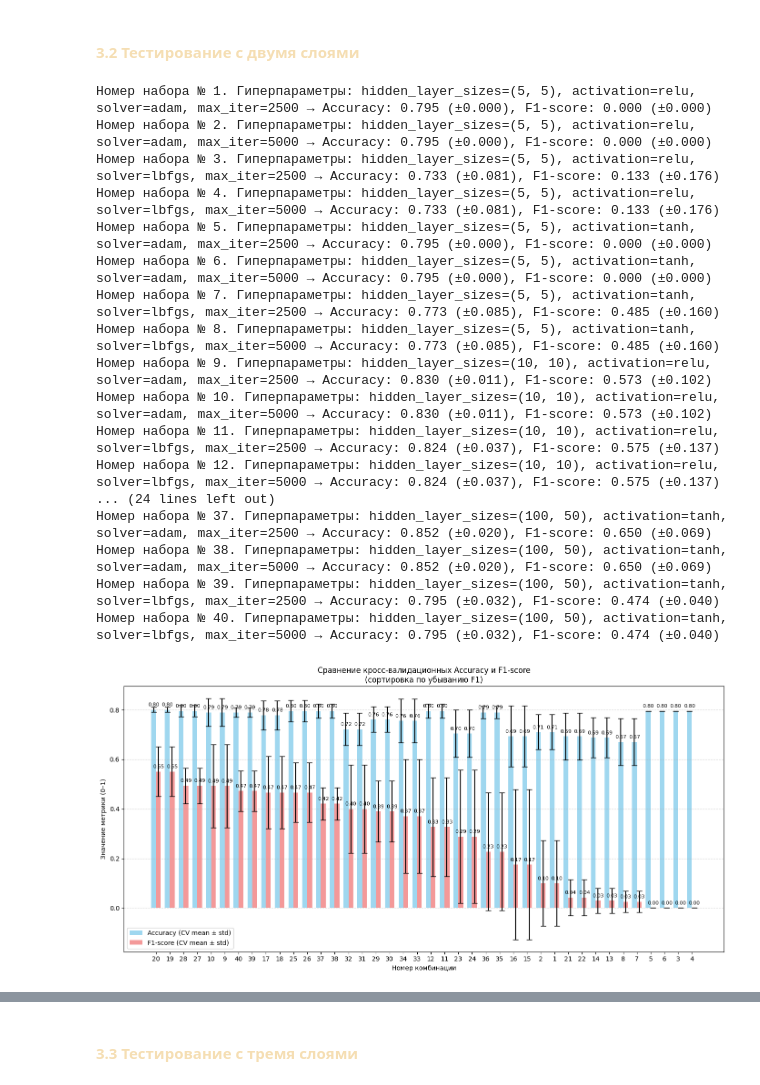
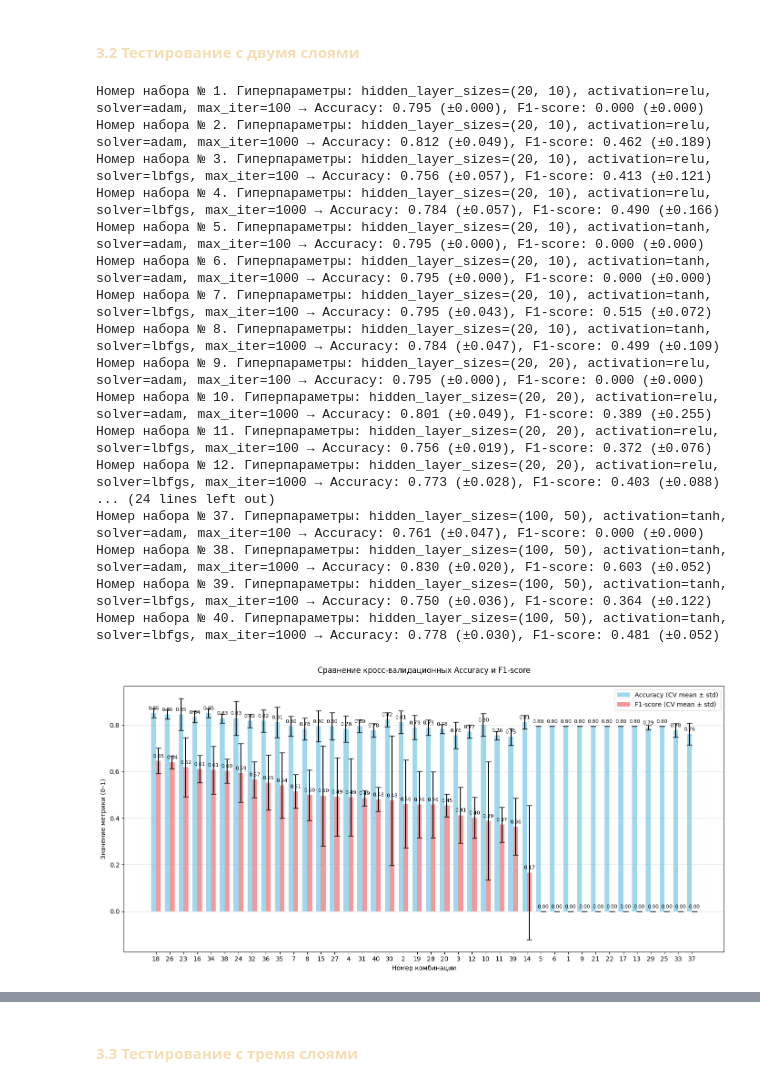
Before and after one commit to Bexaric/LB3_ML_Yakushev, a Jupyter notebook: notebook/Part2_MLPClassifier.ipynb, the cells around one changed output, grey strips where cells are left out. Saved outputs shown, nothing was run; the diff lists cells and outputs as text; code cells hidden in the pictures.

```diff
--- a/notebook/Part2_MLPClassifier.ipynb
+++ b/notebook/Part2_MLPClassifier.ipynb
@@ -54,6 +60,7 @@ def train_models(
     random_state,
     cv_folds
 ):
+    cv = StratifiedKFold(n_splits=cv_folds, shuffle=True, random_state=random_state)
     results = []
     combo_id = 0
 
@@ -71,12 +78,12 @@ def train_models(
                     )
 
                     # Accuracy
-                    scores_acc = cross_val_score(mlp, data_x, data_y, cv=cv_folds, scoring='accuracy')
+                    scores_acc = cross_val_score(mlp, data_x, data_y, cv=cv, scoring='accuracy')
                     mean_acc = scores_acc.mean()
                     std_acc = scores_acc.std()
 
                     # F1-score
-                    scores_f1 = cross_val_score(mlp, data_x, data_y, cv=cv_folds, scoring='f1')
+                    scores_f1 = cross_val_score(mlp, data_x, data_y, cv=cv, scoring='f1')
                     mean_f1 = scores_f1.mean()
                     std_f1 = scores_f1.std()
 
@@ -107,10 +114,7 @@ def plot_results(
         output_path=None,
         figsize=(14, 7),
         dpi=600):
-    """
-    Строит столбчатую диаграмму сравнения Accuracy и F1-score
-    и возвращает DataFrame, отсортированный по убыванию F1.
-    """
+
     # Сортируем по убыванию F1
     df_sorted = df_results.sort_values('cv_mean_f1', ascending=False).reset_index(drop=True)
 
@@ -135,7 +139,7 @@ def plot_results(
 
     ax.set_xlabel('Номер комбинации')
     ax.set_ylabel('Значение метрики (0–1)')
-    ax.set_title('Сравнение кросс-валидационных Accuracy и F1-score\n(сортировка по убыванию F1)')
+    ax.set_title('Сравнение кросс-валидационных Accuracy и F1-score\n')
     ax.set_xticks(x)
     ax.set_xticklabels(df_sorted['combo_id'])
     ax.legend()
@@ -184,10 +188,10 @@ def plot_model_by_combo_id(
     solv = row['solver']
     max_it = row['max_iter']
 
-    # 3. Вывод информации о модели
+    # 3. Вывод информации о модели (кросс-валидационные метрики из таблицы)
     print(f"Номер выборки - {combo_id}")
     print(f"Гиперпараметры - hidden_layer_sizes={hls}, activation='{act}', solver='{solv}', max_iter={max_it}")
-    print(f"Accuracy = {row['cv_mean_accuracy']:.4f} ± {row['cv_std_accuracy']:.4f}, "
+    print(f"Кросс-валидация: Accuracy = {row['cv_mean_accuracy']:.4f} ± {row['cv_std_accuracy']:.4f}, "
           f"F1-score = {row['cv_mean_f1']:.4f} ± {row['cv_std_f1']:.4f}")
 
     # 4. Создание и обучение модели на ВСЕХ данных
@@ -200,7 +204,7 @@ def plot_model_by_combo_id(
     )
     mlp.fit(data_x, data_y)
 
-    # 5. Предсказание классов
+    # 5. Предсказание классов на тех же данных
     y_pred_class = mlp.predict(data_x)
 
     # 6. Визуализация
@@ -220,11 +224,15 @@ def plot_model_by_combo_id(
     plt.grid(True, alpha=0.3)
     plt.tight_layout()
 
-    # Сохранение, если указан путь
     if output_path:
         plt.savefig(output_path, dpi=dpi, bbox_inches='tight')
 
     plt.show()
+
+    # 7. Вычисление и вывод метрик на полной выборке
+    acc_full = accuracy_score(data_y, y_pred_class)
+    f1_full = f1_score(data_y, y_pred_class, zero_division=0)
+    print(f"Метрики на полной выборке: Accuracy = {acc_full:.4f}, F1-score = {f1_full:.4f}")
 # %% [markdown]
 По мере изучения документации и информации на форумах и сайтах, были выделены следующие моменты:
 
@@ -1340,14 +955,14 @@ Accuracy = 0.8409 ± 0.0321, F1-score = 0.6358 ± 0.0882
 # %% [markdown]
 #### <font color='#F5DEB3'> 3.2 Тестирование с двумя слоями
 # %%
-hidden_opts = [(5, 5),
-               (10, 10),
-               (20, 10),
+hidden_opts = [(20, 10),
+               (20, 20),
+               (40, 40),
                (50, 20),
                (100, 50)]
 act_opts = ['relu', 'tanh']
 solv_opts = ['adam', 'lbfgs']
-iter_opts = [2500, 5000]
+iter_opts = [100, 1000]
 # %%
 df_res_scaled_2layer = train_models(
     data_x_scaled, data_y,
@@ -1359,30 +974,30 @@ df_res_scaled_2layer = train_models(
     config['MLP']['model_params']['cv_folds']
 )
 # %% [output]
-Номер набора № 1. Гиперпараметры: hidden_layer_sizes=(5, 5), activation=relu, solver=adam, max_iter=2500 → Accuracy: 0.795 (±0.000), F1-score: 0.000 (±0.000)
-Номер набора № 2. Гиперпараметры: hidden_layer_sizes=(5, 5), activation=relu, solver=adam, max_iter=5000 → Accuracy: 0.795 (±0.000), F1-score: 0.000 (±0.000)
-Номер набора № 3. Гиперпараметры: hidden_layer_sizes=(5, 5), activation=relu, solver=lbfgs, max_iter=2500 → Accuracy: 0.733 (±0.081), F1-score: 0.133 (±0.176)
-Номер набора № 4. Гиперпараметры: hidden_layer_sizes=(5, 5), activation=relu, solver=lbfgs, max_iter=5000 → Accuracy: 0.733 (±0.081), F1-score: 0.133 (±0.176)
-Номер набора № 5. Гиперпараметры: hidden_layer_sizes=(5, 5), activation=tanh, solver=adam, max_iter=2500 → Accuracy: 0.795 (±0.000), F1-score: 0.000 (±0.000)
-Номер набора № 6. Гиперпараметры: hidden_layer_sizes=(5, 5), activation=tanh, solver=adam, max_iter=5000 → Accuracy: 0.795 (±0.000), F1-score: 0.000 (±0.000)
-Номер набора № 7. Гиперпараметры: hidden_layer_sizes=(5, 5), activation=tanh, solver=lbfgs, max_iter=2500 → Accuracy: 0.773 (±0.085), F1-score: 0.485 (±0.160)
-Номер набора № 8. Гиперпараметры: hidden_layer_sizes=(5, 5), activation=tanh, solver=lbfgs, max_iter=5000 → Accuracy: 0.773 (±0.085), F1-score: 0.485 (±0.160)
-Номер набора № 9. Гиперпараметры: hidden_layer_sizes=(10, 10), activation=relu, solver=adam, max_iter=2500 → Accuracy: 0.830 (±0.011), F1-score: 0.573 (±0.102)
-Номер набора № 10. Гиперпараметры: hidden_layer_sizes=(10, 10), activation=relu, solver=adam, max_iter=5000 → Accuracy: 0.830 (±0.011), F1-score: 0.573 (±0.102)
-Номер набора № 11. Гиперпараметры: hidden_layer_sizes=(10, 10), activation=relu, solver=lbfgs, max_iter=2500 → Accuracy: 0.824 (±0.037), F1-score: 0.575 (±0.137)
-Номер набора № 12. Гиперпараметры: hidden_layer_sizes=(10, 10), activation=relu, solver=lbfgs, max_iter=5000 → Accuracy: 0.824 (±0.037), F1-score: 0.575 (±0.137)
+Номер набора № 1. Гиперпараметры: hidden_layer_sizes=(20, 10), activation=relu, solver=adam, max_iter=100 → Accuracy: 0.795 (±0.000), F1-score: 0.000 (±0.000)
+Номер набора № 2. Гиперпараметры: hidden_layer_sizes=(20, 10), activation=relu, solver=adam, max_iter=1000 → Accuracy: 0.812 (±0.049), F1-score: 0.462 (±0.189)
+Номер набора № 3. Гиперпараметры: hidden_layer_sizes=(20, 10), activation=relu, solver=lbfgs, max_iter=100 → Accuracy: 0.756 (±0.057), F1-score: 0.413 (±0.121)
+Номер набора № 4. Гиперпараметры: hidden_layer_sizes=(20, 10), activation=relu, solver=lbfgs, max_iter=1000 → Accuracy: 0.784 (±0.057), F1-score: 0.490 (±0.166)
+Номер набора № 5. Гиперпараметры: hidden_layer_sizes=(20, 10), activation=tanh, solver=adam, max_iter=100 → Accuracy: 0.795 (±0.000), F1-score: 0.000 (±0.000)
+Номер набора № 6. Гиперпараметры: hidden_layer_sizes=(20, 10), activation=tanh, solver=adam, max_iter=1000 → Accuracy: 0.795 (±0.000), F1-score: 0.000 (±0.000)
+Номер набора № 7. Гиперпараметры: hidden_layer_sizes=(20, 10), activation=tanh, solver=lbfgs, max_iter=100 → Accuracy: 0.795 (±0.043), F1-score: 0.515 (±0.072)
+Номер набора № 8. Гиперпараметры: hidden_layer_sizes=(20, 10), activation=tanh, solver=lbfgs, max_iter=1000 → Accuracy: 0.784 (±0.047), F1-score: 0.499 (±0.109)
+Номер набора № 9. Гиперпараметры: hidden_layer_sizes=(20, 20), activation=relu, solver=adam, max_iter=100 → Accuracy: 0.795 (±0.000), F1-score: 0.000 (±0.000)
+Номер набора № 10. Гиперпараметры: hidden_layer_sizes=(20, 20), activation=relu, solver=adam, max_iter=1000 → Accuracy: 0.801 (±0.049), F1-score: 0.389 (±0.255)
+Номер набора № 11. Гиперпараметры: hidden_layer_sizes=(20, 20), activation=relu, solver=lbfgs, max_iter=100 → Accuracy: 0.756 (±0.019), F1-score: 0.372 (±0.076)
+Номер набора № 12. Гиперпараметры: hidden_layer_sizes=(20, 20), activation=relu, solver=lbfgs, max_iter=1000 → Accuracy: 0.773 (±0.028), F1-score: 0.403 (±0.088)
 ... (24 lines left out)
-Номер набора № 37. Гиперпараметры: hidden_layer_sizes=(100, 50), activation=tanh, solver=adam, max_iter=2500 → Accuracy: 0.852 (±0.020), F1-score: 0.650 (±0.069)
-Номер набора № 38. Гиперпараметры: hidden_layer_sizes=(100, 50), activation=tanh, solver=adam, max_iter=5000 → Accuracy: 0.852 (±0.020), F1-score: 0.650 (±0.069)
-Номер набора № 39. Гиперпараметры: hidden_layer_sizes=(100, 50), activation=tanh, solver=lbfgs, max_iter=2500 → Accuracy: 0.795 (±0.032), F1-score: 0.474 (±0.040)
-Номер набора № 40. Гиперпараметры: hidden_layer_sizes=(100, 50), activation=tanh, solver=lbfgs, max_iter=5000 → Accuracy: 0.795 (±0.032), F1-score: 0.474 (±0.040)
+Номер набора № 37. Гиперпараметры: hidden_layer_sizes=(100, 50), activation=tanh, solver=adam, max_iter=100 → Accuracy: 0.761 (±0.047), F1-score: 0.000 (±0.000)
+Номер набора № 38. Гиперпараметры: hidden_layer_sizes=(100, 50), activation=tanh, solver=adam, max_iter=1000 → Accuracy: 0.830 (±0.020), F1-score: 0.603 (±0.052)
+Номер набора № 39. Гиперпараметры: hidden_layer_sizes=(100, 50), activation=tanh, solver=lbfgs, max_iter=100 → Accuracy: 0.750 (±0.036), F1-score: 0.364 (±0.122)
+Номер набора № 40. Гиперпараметры: hidden_layer_sizes=(100, 50), activation=tanh, solver=lbfgs, max_iter=1000 → Accuracy: 0.778 (±0.030), F1-score: 0.481 (±0.052)
 # %%
-df_res_scaled_2layer = plot_results(df_res_without_2layer,
+df_res_scaled_2layer = plot_results(df_res_scaled_2layer,
                                      output_path='results/scaled/hyperparameter_tuning_histograms_2layer.png')
 
 df_res_scaled_2layer.to_csv('results/scaled/hyperparameter_tuning_results_2layer.csv', index=False, encoding='utf-8')
 # %% [output]
-[figure, old version]
+[figure, new version]
 # %%
 display(df_res_scaled_2layer)
 # %% [output]
```
Also changed, not shown: parts of 44 cells of this notebook, 1 other file.
